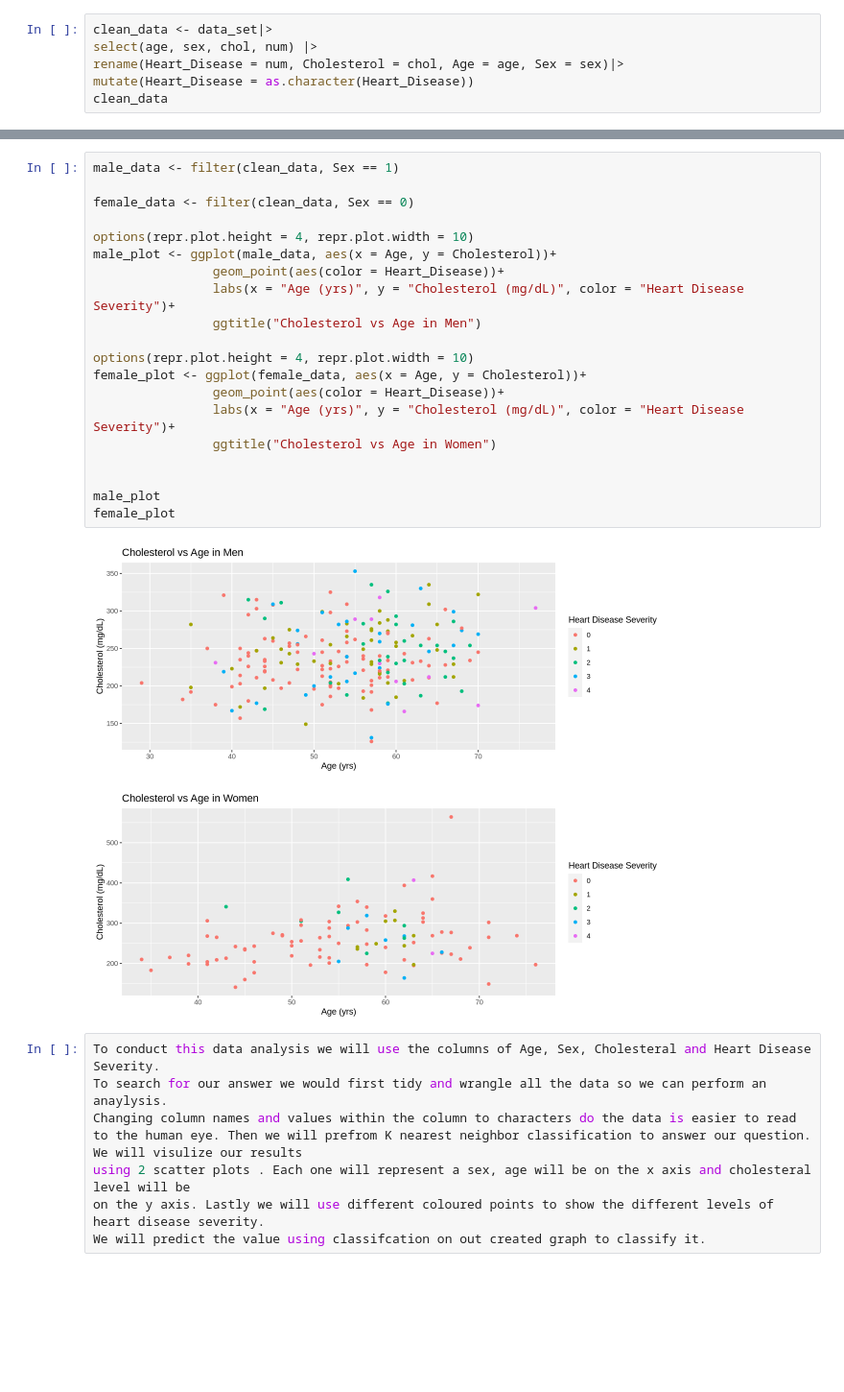
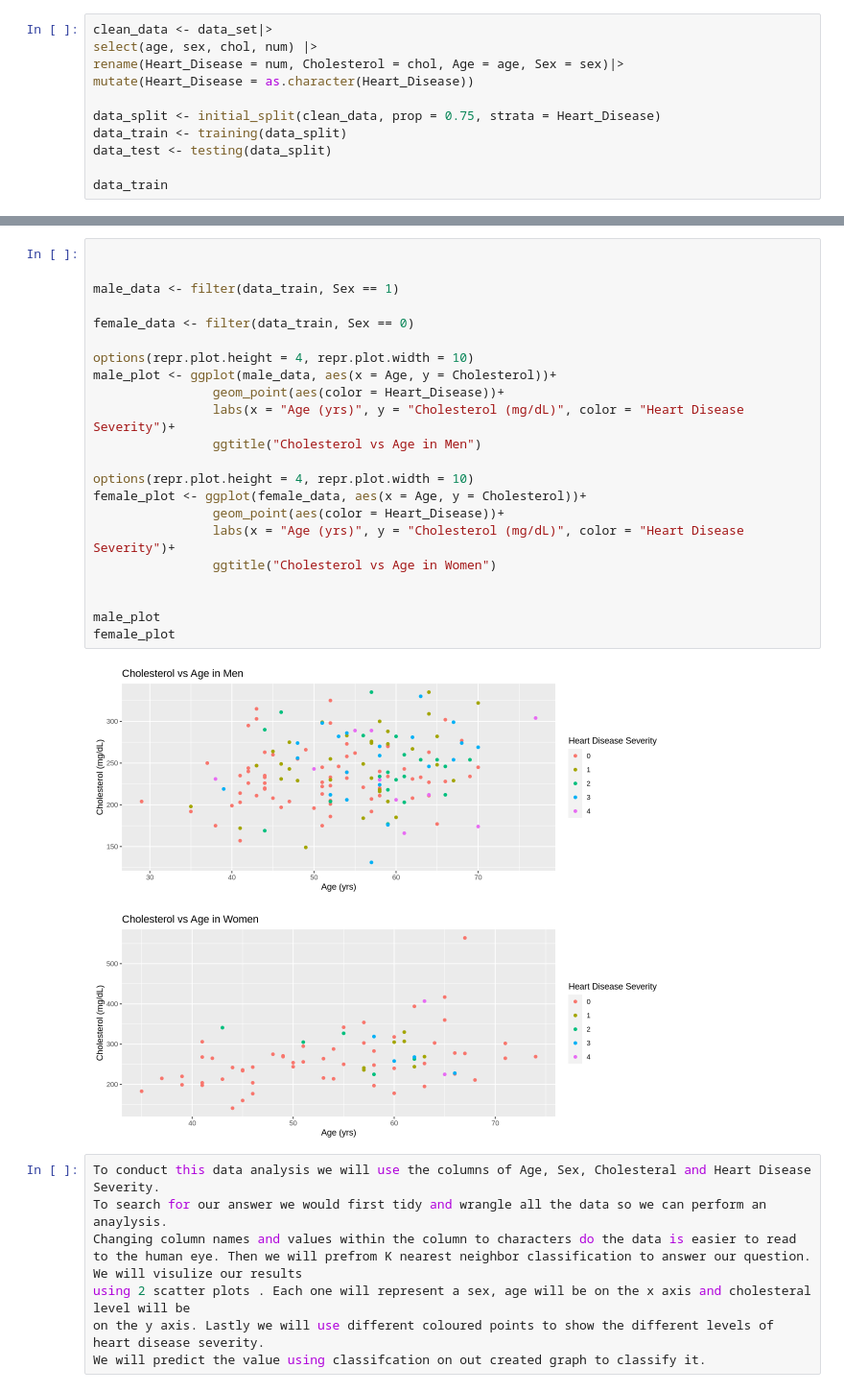
Before and after one commit to katelynmilan/DSCI_project, a Jupyter notebook: Project Proposal.ipynb, the cells around one changed output, grey strips where cells are left out. Shown at 96% size. Drawn from its saved outputs; the diff is of its cells as text; blank space fills up the shorter version.

Commit message:
Project proposal( train edits)

```diff
--- a/Project Proposal.ipynb
+++ b/Project Proposal.ipynb
@@ -47,5 +52,10 @@ clean_data <- data_set|>
 select(age, sex, chol, num) |>
 rename(Heart_Disease = num, Cholesterol = chol, Age = age, Sex = sex)|>
 mutate(Heart_Disease = as.character(Heart_Disease))
-clean_data
+
+data_split <- initial_split(clean_data, prop = 0.75, strata = Heart_Disease)
+data_train <- training(data_split)
+data_test <- testing(data_split)
+
+data_train
 # %% [output]
@@ -62,26 +72,28 @@ A tibble: 303 × 4
 # %%
-male_data <- filter(clean_data, Sex == 1)
 
-female_data <- filter(clean_data, Sex == 0)
+
+male_data <- filter(data_train, Sex == 1)
+
+female_data <- filter(data_train, Sex == 0)
 
 options(repr.plot.height = 4, repr.plot.width = 10)
 male_plot <- ggplot(male_data, aes(x = Age, y = Cholesterol))+
                 geom_point(aes(color = Heart_Disease))+
                 labs(x = "Age (yrs)", y = "Cholesterol (mg/dL)", color = "Heart Disease Severity")+
                 ggtitle("Cholesterol vs Age in Men")
 
 options(repr.plot.height = 4, repr.plot.width = 10)
 female_plot <- ggplot(female_data, aes(x = Age, y = Cholesterol))+
                 geom_point(aes(color = Heart_Disease))+
                 labs(x = "Age (yrs)", y = "Cholesterol (mg/dL)", color = "Heart Disease Severity")+
                 ggtitle("Cholesterol vs Age in Women")
 
 
 male_plot
 female_plot
 # %% [output]
-[figure, old version]
+[figure, new version]
-[figure, old version]
+[figure, new version]
 # %%
 To conduct this data analysis we will use the columns of Age, Sex, Cholesteral and Heart Disease Severity.
 To search for our answer we would first tidy and wrangle all the data so we can perform an anaylysis.
```
Also changed, not shown: parts of 3 cells of this notebook.
